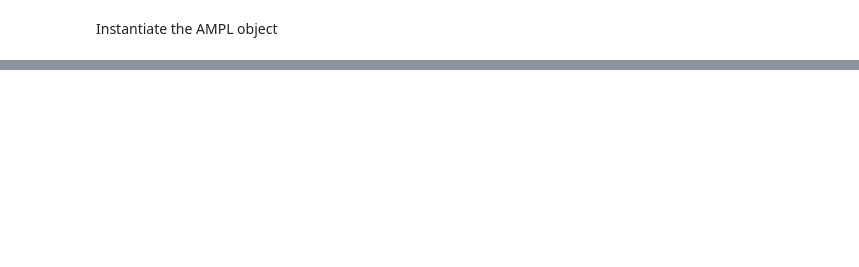
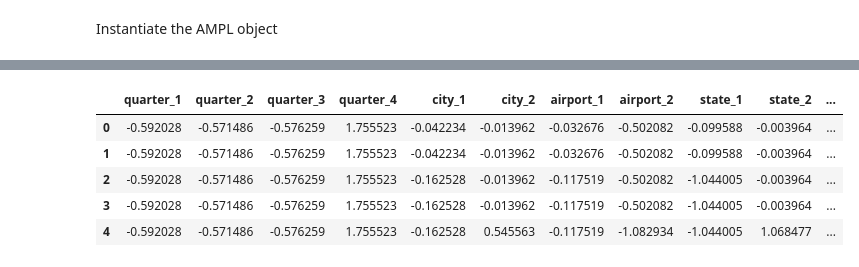
Before and after one commit to hchoi0309/US-Airlines-Flight-Routes-Optimization, a Jupyter notebook: notebooks/Optimization.ipynb, the cells around one changed output, grey strips where cells are left out. Saved outputs shown, nothing was run; the diff lists cells and outputs as text; code cells hidden in the pictures; blank space fills up the shorter version.

Commit message:
Integrate models into optimization

```diff
--- a/notebooks/Optimization.ipynb
+++ b/notebooks/Optimization.ipynb
@@ -79,3 +86,8 @@ s.t. ActiveQuarter:
 
 s.t. QuarterActive:
     q[active_quarter] = 1;
+# %%
+allegiant_df = pd.read_csv("../data/allegiant_routes_info_transformed.csv")
+allegiant_df["year"] = 2019
+allegiant_df["quarter"] = 4
+allegiant_df.head()
@@ -81,0 +101,13 @@ s.t. QuarterActive:
+# %%
+preprocessing_pipeline = load("../models/preprocessing_pipeline.joblib")
+feature_names = load("../models/feature_names.joblib")
+allegiant_df = preprocessing_pipeline.transform(allegiant_df)
+allegiant_df = pd.DataFrame(allegiant_df, columns=feature_names)
+allegiant_df.head()
+# %% [output]
+|  | quarter_1 | quarter_2 | quarter_3 | quarter_4 | city_1 | city_2 | airport_1 | airport_2 | state_1 | state_2 | ... |
+| 0 | -0.592028 | -0.571486 | -0.576259 | 1.755523 | -0.042234 | -0.013962 | -0.032676 | -0.502082 | -0.099588 | -0.003964 | ... |
+| 1 | -0.592028 | -0.571486 | -0.576259 | 1.755523 | -0.042234 | -0.013962 | -0.032676 | -0.502082 | -0.099588 | -0.003964 | ... |
+| 2 | -0.592028 | -0.571486 | -0.576259 | 1.755523 | -0.162528 | -0.013962 | -0.117519 | -0.502082 | -1.044005 | -0.003964 | ... |
+| 3 | -0.592028 | -0.571486 | -0.576259 | 1.755523 | -0.162528 | -0.013962 | -0.117519 | -0.502082 | -1.044005 | -0.003964 | ... |
+| 4 | -0.592028 | -0.571486 | -0.576259 | 1.755523 | -0.162528 | 0.545563 | -0.117519 | -1.082934 | -1.044005 | 1.068477 | ... |
```
Also changed, not shown: parts of 16 cells of this notebook, 13 other files.
